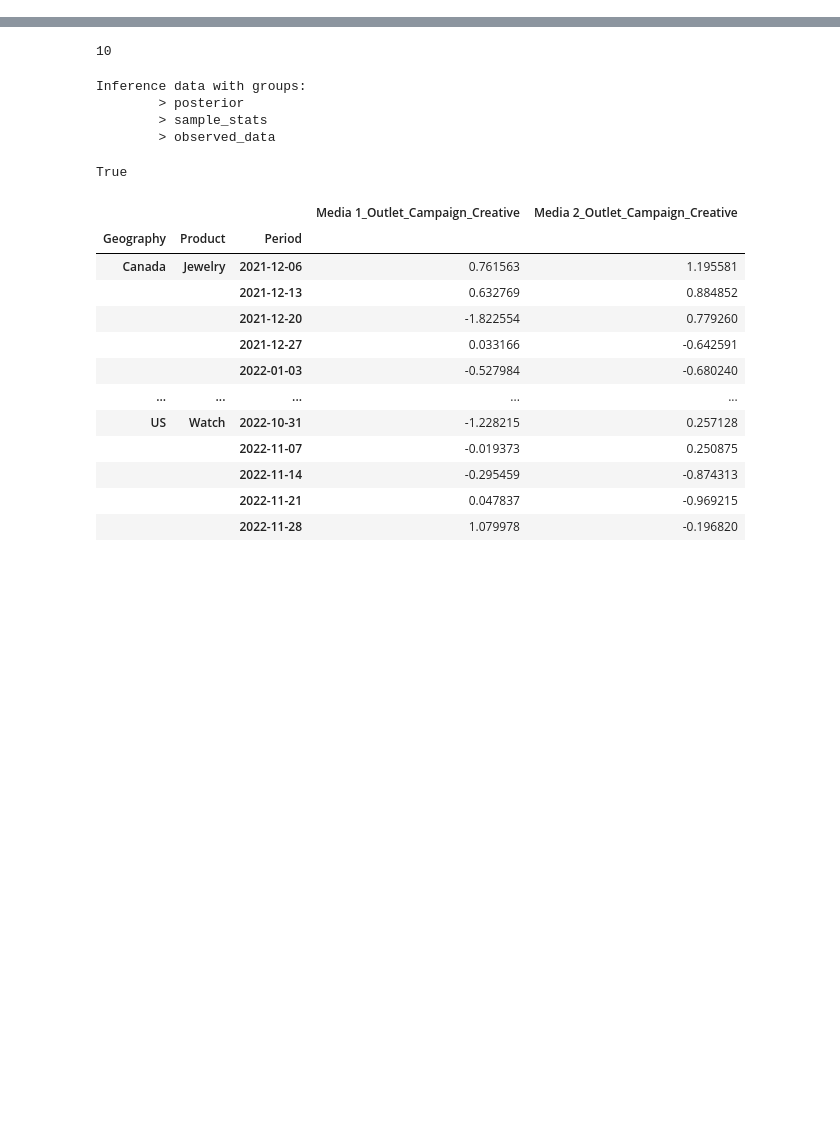
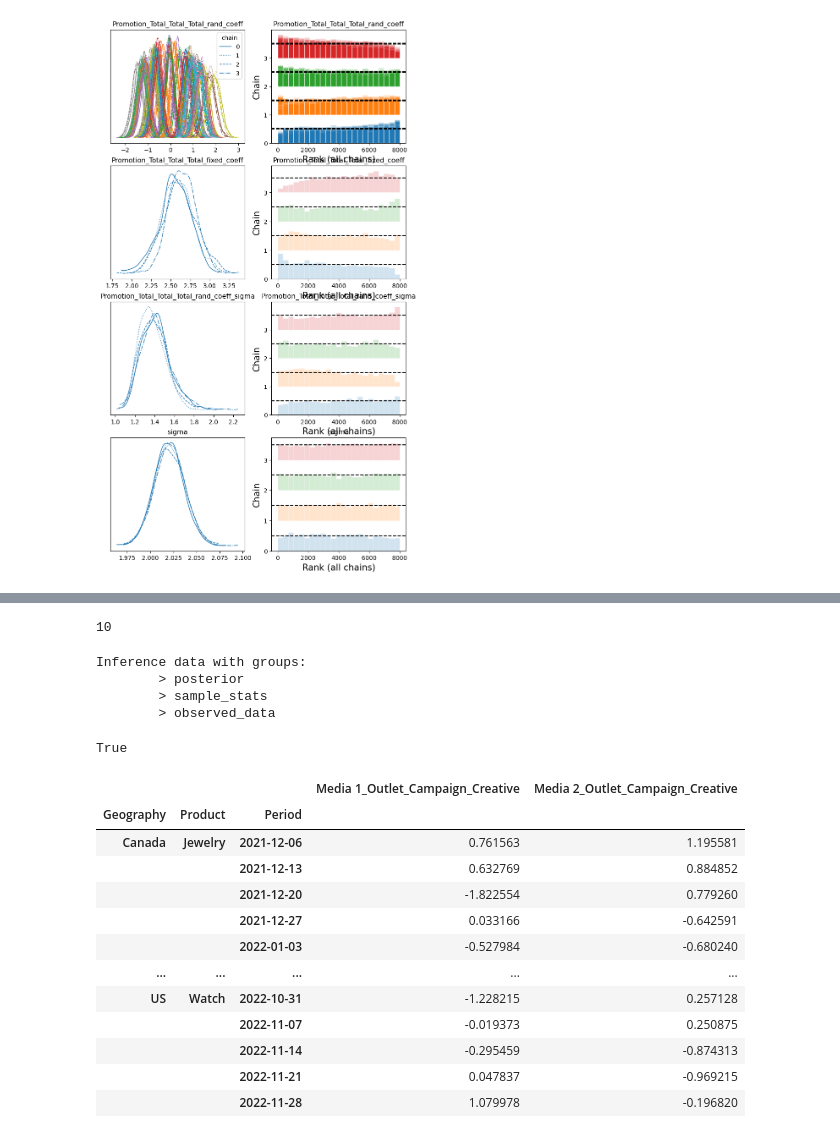
Before and after one commit to redam94/BayesInsight, a Jupyter notebook: FoottrafficModel.ipynb, the cells around one changed output, grey strips where cells are left out. Cells and saved outputs as stored; diff of their text form; code cells hidden in the pictures; blank space fills up the shorter version.

```diff
--- a/FoottrafficModel.ipynb
+++ b/FoottrafficModel.ipynb
@@ -144,0 +117,11 @@ pm.draw(prior, 4000).shape
+# %%
+pm.plot_trace(trace,
+              var_names=[
+                'Promotion_Total_Total_Total_rand_coeff',
+                'Promotion_Total_Total_Total_fixed_coeff',
+                'Promotion_Total_Total_Total_rand_coeff_sigma',
+                'sigma'
+              ],
+               figsize=(9, 16), legend=True, kind='rank_bars');
+# %% [output]
+[figure, added]
```
Also changed, not shown: parts of 35 cells of this notebook, 7 other files.
